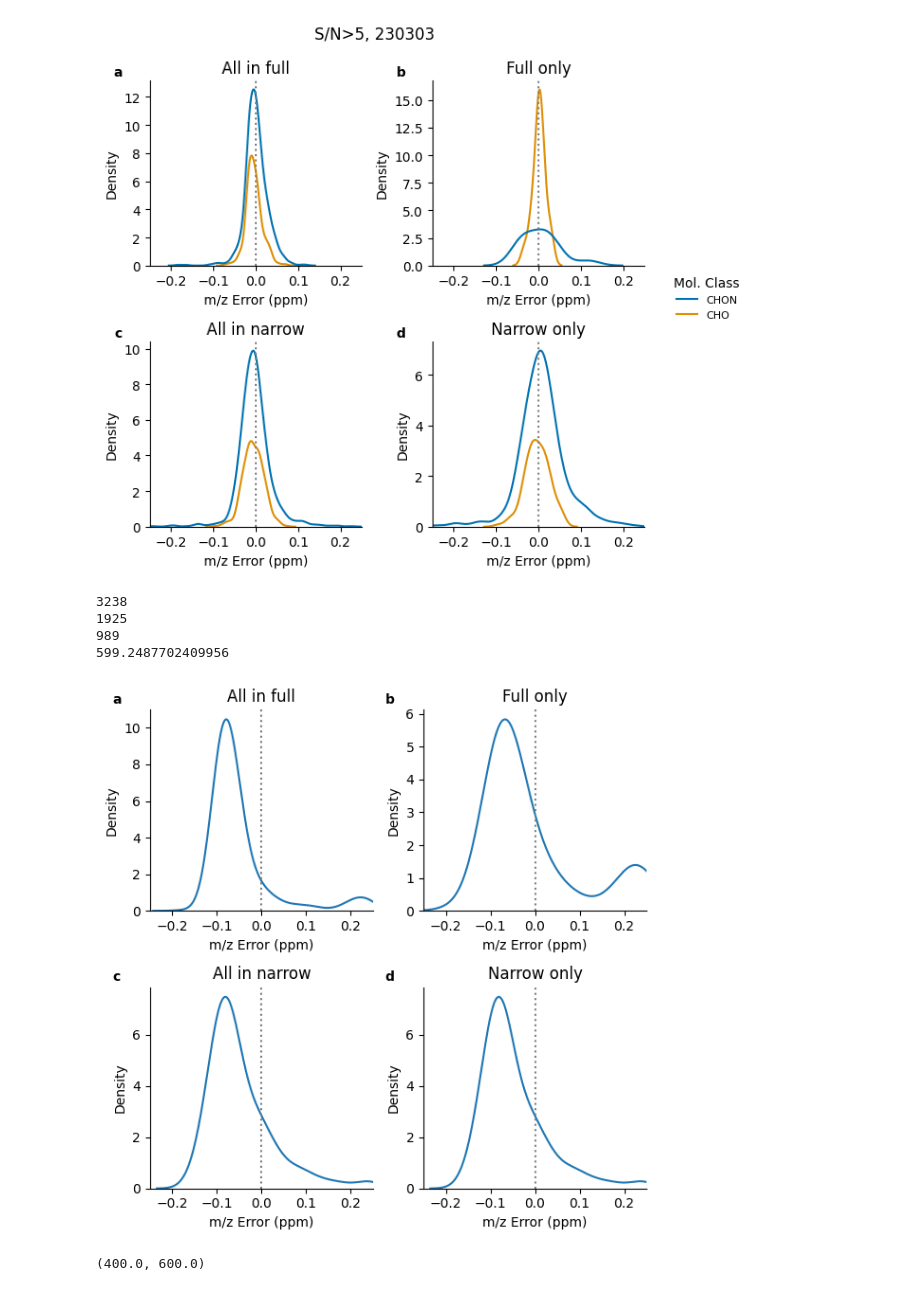
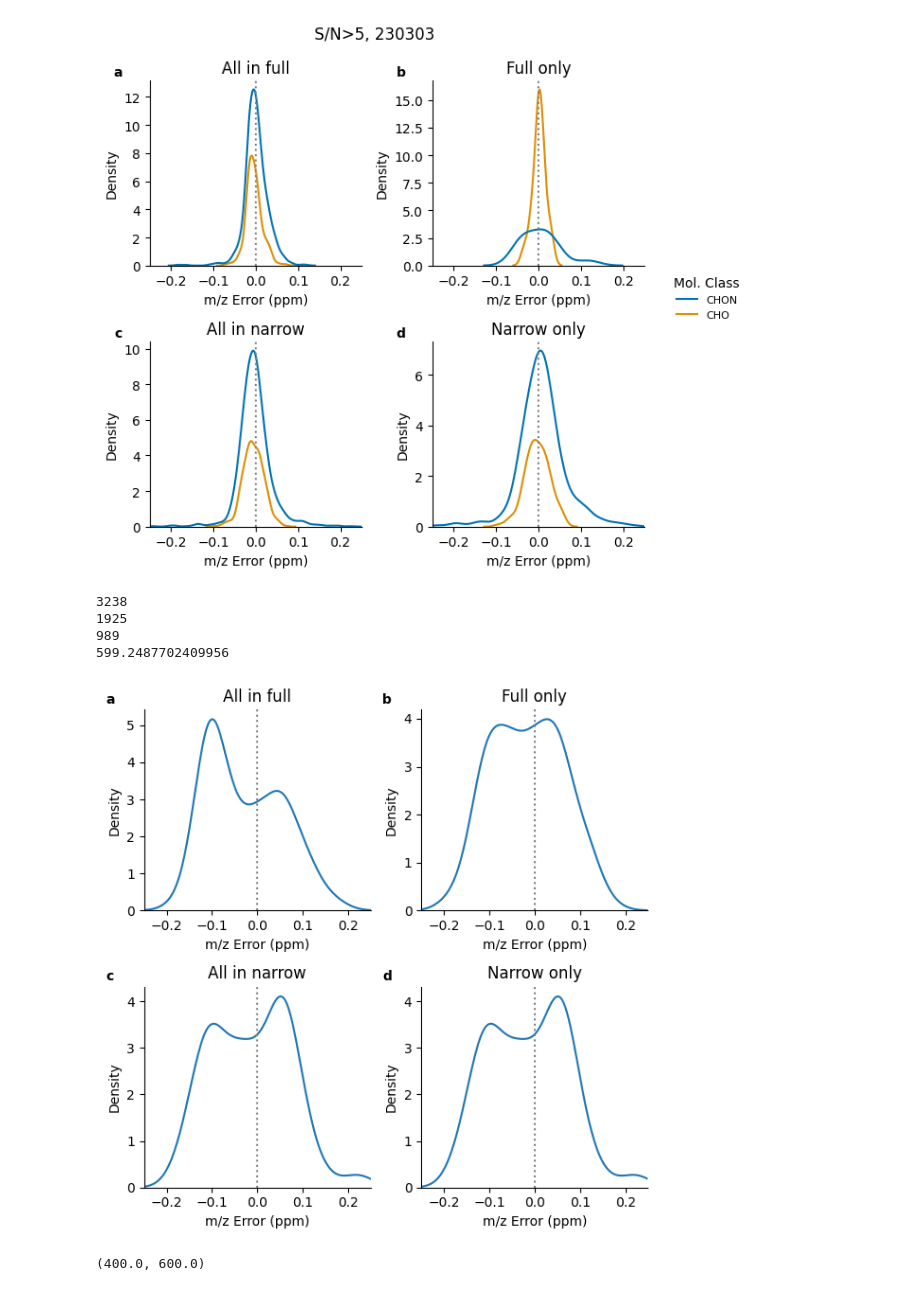
Before and after one commit to rboiteau/CoreMS, a Jupyter notebook: opt_figs-mzwindowing-spring.ipynb, the cells around one changed output. Cells and saved outputs as stored; diff of their text form; code cells hidden in the pictures.

```diff
--- a/opt_figs-mzwindowing-spring.ipynb
+++ b/opt_figs-mzwindowing-spring.ipynb
@@ -218,14 +218,14 @@ data_dir = drive_dir
 
 heter = ['N', 'Na', 'S', 'P', 'K', 'Cu','Fe']
 
-results = pd.read_csv(data_dir+'230304_spring-env_pos.csv')
+results = pd.read_csv(data_dir+'230328_spring-env_pos.csv')
 
 postAssignProcess(heter)
 
-results.to_csv(data_dir+'p230304_spring-env_pos.csv')
+results.to_csv(data_dir+'p230328_spring-env_pos.csv')
 
 
-data_df = pd.read_csv(data_dir+'p230304_spring-env_pos.csv'  )
+data_df = pd.read_csv(data_dir+'p230328_spring-env_pos.csv'  )
 
 data_df['Window Size (m/z)'] = data_df['Window Size (m/z)'].map(str)
 
@@ -352,7 +353,7 @@ print(len(df_narrow))
 print(max(df_full['m/z']))
 dd = pd.concat([df_both, df_full,df_narrow])
 
-hetero = 'P'
+hetero = 'Na'
 
 xmin = -0.25
 xmax = 0.25
@@ -388,34 +389,34 @@ ax.set_title('Full only')
 ax = ax6
 df = data_df.features_in_narrow_only[data_df.features_in_narrow_only[hetero]>0]
 ax = sns.kdeplot(data=df,x='m/z Error (ppm)', ax=ax, legend = False, palette = sns.color_palette('colorblind'))
 ax.axvline(0, color = 'gray', linestyle = ':')
 ax.set_xlim(xmin,xmax)
 ax.set_title('Narrow only')
 
 lbls_art = []
 lbls = ['a','b','c','d','e']
 axs = [ax3,ax4,ax5,ax6]
 for lbl, ax in zip(lbls,axs):
     l = ax.text(-0.15, 1.05,lbl,
         horizontalalignment='center',
         verticalalignment='center',
         transform = ax.transAxes, fontweight='bold', fontsize = 10)
     lbls_art.append(l)
 
 
 fig.tight_layout()
 
 #plt.show()
 sns.despine()
 lbla, lblb, lblc, lbld= lbls_art
 plt.show()
 #plt.savefig(svdir + 'mz_error_CHO_CHON_windows_spring-env.pdf', bbox_extra_artists=(leg,lbla,lblb,lblc,lbld), bbox_inches='tight')
 # %% [output]
 3238
 1925
 989
 599.2487702409956
-[figure, old version]
+[figure, new version]
 # %%
 mzref_path = '/home/dewey/CoreMS/tests/tests_data/ftms/nom_pos_cwd.ref'
 
```
Also changed, not shown: parts of 1 cell of this notebook, 41 other files.
